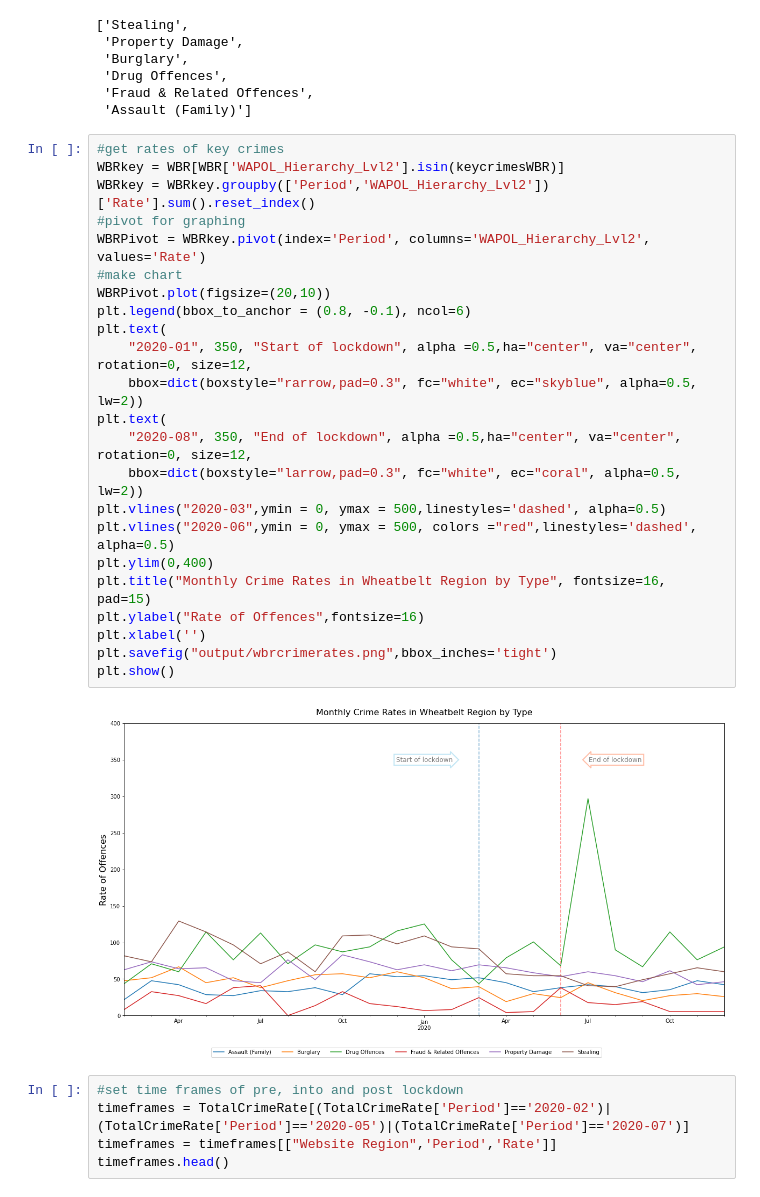
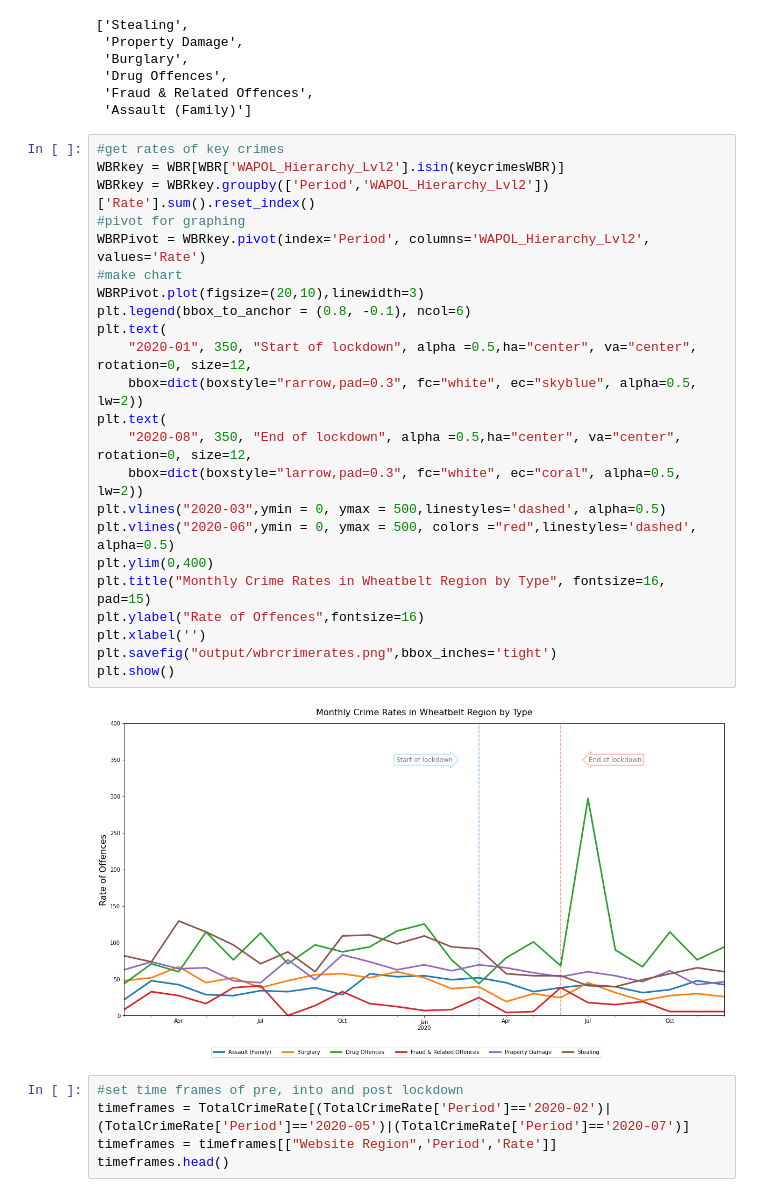
Before and after one commit to FernB/WACrimeRatesCovid19, a Jupyter notebook: WA Crime Rates.ipynb, the cells around one changed output. Drawn from its saved outputs; the diff is of its cells as text.

```diff
--- a/WA Crime Rates.ipynb
+++ b/WA Crime Rates.ipynb
@@ -338,28 +358,28 @@ keycrimesWBR
 # %%
 #get rates of key crimes
 WBRkey = WBR[WBR['WAPOL_Hierarchy_Lvl2'].isin(keycrimesWBR)]
 WBRkey = WBRkey.groupby(['Period','WAPOL_Hierarchy_Lvl2'])['Rate'].sum().reset_index()
 #pivot for graphing
 WBRPivot = WBRkey.pivot(index='Period', columns='WAPOL_Hierarchy_Lvl2', values='Rate')
 #make chart
-WBRPivot.plot(figsize=(20,10))
+WBRPivot.plot(figsize=(20,10),linewidth=3)
 plt.legend(bbox_to_anchor = (0.8, -0.1), ncol=6)
 plt.text(
     "2020-01", 350, "Start of lockdown", alpha =0.5,ha="center", va="center", rotation=0, size=12,
     bbox=dict(boxstyle="rarrow,pad=0.3", fc="white", ec="skyblue", alpha=0.5, lw=2))
 plt.text(
     "2020-08", 350, "End of lockdown", alpha =0.5,ha="center", va="center", rotation=0, size=12,
     bbox=dict(boxstyle="larrow,pad=0.3", fc="white", ec="coral", alpha=0.5, lw=2))
 plt.vlines("2020-03",ymin = 0, ymax = 500,linestyles='dashed', alpha=0.5)
 plt.vlines("2020-06",ymin = 0, ymax = 500, colors ="red",linestyles='dashed', alpha=0.5)
 plt.ylim(0,400)
 plt.title("Monthly Crime Rates in Wheatbelt Region by Type", fontsize=16, pad=15)
 plt.ylabel("Rate of Offences",fontsize=16)
 plt.xlabel('')
 plt.savefig("output/wbrcrimerates.png",bbox_inches='tight')
 plt.show()
 # %% [output]
-[figure, old version]
+[figure, new version]
 # %%
 #set time frames of pre, into and post lockdown
 timeframes = TotalCrimeRate[(TotalCrimeRate['Period']=='2020-02')|(TotalCrimeRate['Period']=='2020-05')|(TotalCrimeRate['Period']=='2020-07')]
```
Also changed, not shown: parts of 19 cells of this notebook, 10 other files.
